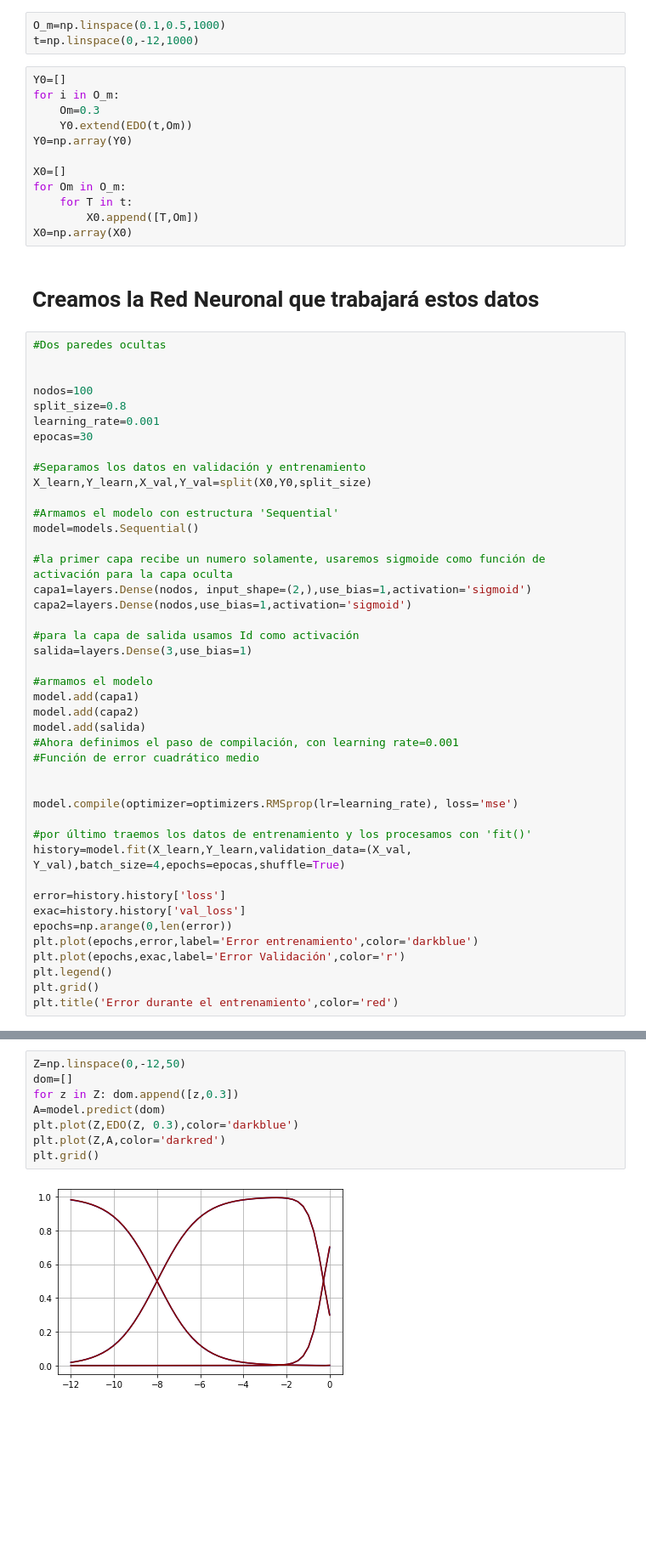
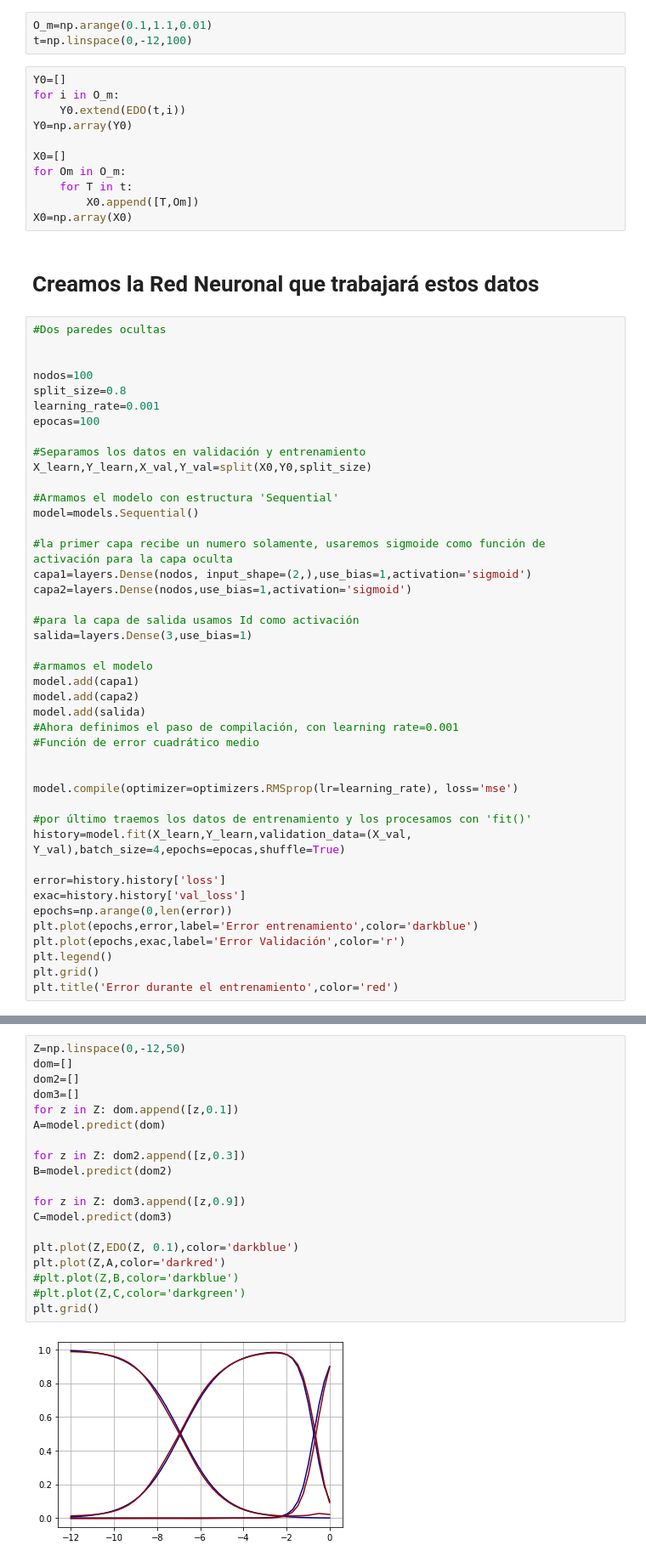
Before and after one commit to JuanDDiosRojas/NeuralNetworks, a Jupyter notebook: Entrenamiento Soluciones EDO.ipynb, the cells around one changed output, grey strips where cells are left out. Shown: that part at 85% size. Drawn from its saved outputs; the diff is of its cells as text; blank space fills up the shorter version.

```diff
--- a/Entrenamiento Soluciones EDO.ipynb
+++ b/Entrenamiento Soluciones EDO.ipynb
@@ -80,13 +64,12 @@ $O_m \in [0.1, 0.5]$
 
 $t \in [0,-12]$
 # %%
-O_m=np.linspace(0.1,0.5,1000)
-t=np.linspace(0,-12,1000)
+O_m=np.arange(0.1,1.1,0.01)
+t=np.linspace(0,-12,100)
 # %%
 Y0=[]
 for i in O_m:
-    Om=0.3
-    Y0.extend(EDO(t,Om))
+    Y0.extend(EDO(t,i))
 Y0=np.array(Y0)
 
 X0=[]
@@ -103,7 +86,7 @@ X0=np.array(X0)
 nodos=100
 split_size=0.8
 learning_rate=0.001
-epocas=30
+epocas=100
 
 #Separamos los datos en validación y entrenamiento
 X_learn,Y_learn,X_val,Y_val=split(X0,Y0,split_size)
@@ -162,10 +145,21 @@ Text(0.5, 1.0, 'Error durante el entrenamiento')
 # %%
 Z=np.linspace(0,-12,50)
 dom=[]
-for z in Z: dom.append([z,0.3])
+dom2=[]
+dom3=[]
+for z in Z: dom.append([z,0.1])
 A=model.predict(dom)
-plt.plot(Z,EDO(Z, 0.3),color='darkblue')
+
+for z in Z: dom2.append([z,0.3])
+B=model.predict(dom2)
+
+for z in Z: dom3.append([z,0.9])
+C=model.predict(dom3)
+
+plt.plot(Z,EDO(Z, 0.1),color='darkblue')
 plt.plot(Z,A,color='darkred')
+#plt.plot(Z,B,color='darkblue')
+#plt.plot(Z,C,color='darkgreen')
 plt.grid()
 # %% [output]
-[figure, old version]
+[figure, new version]
```
Also changed, not shown: parts of 15 cells of this notebook.
